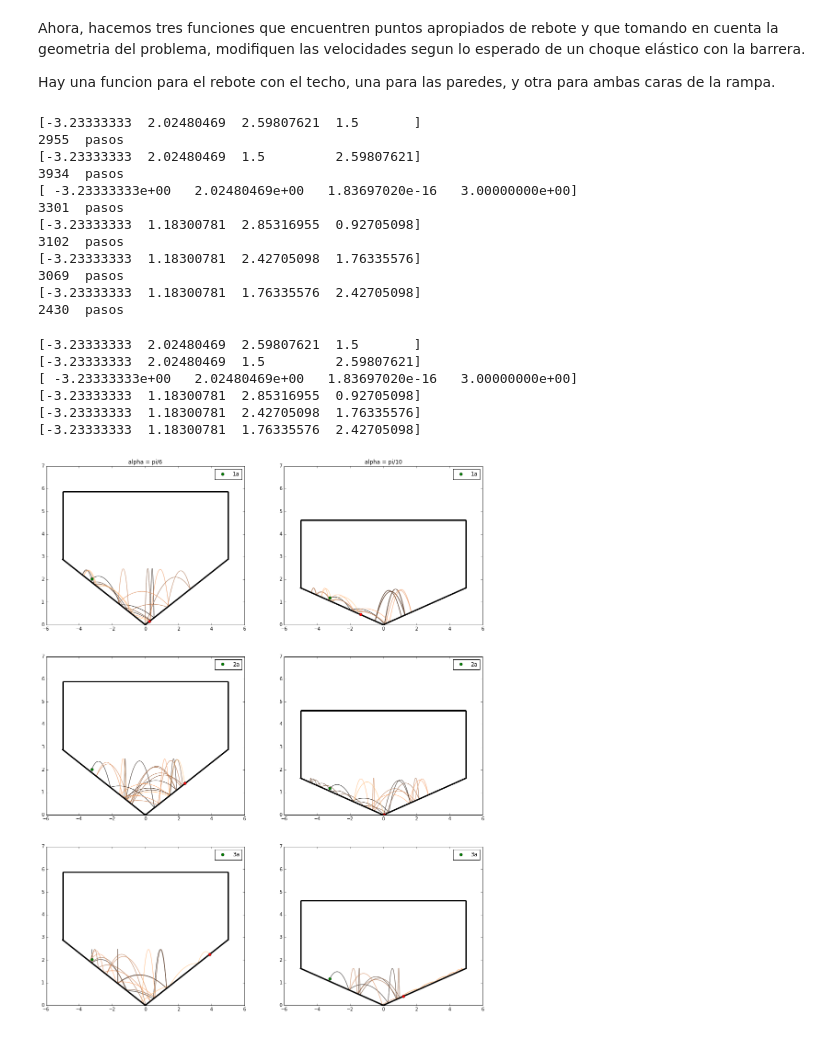
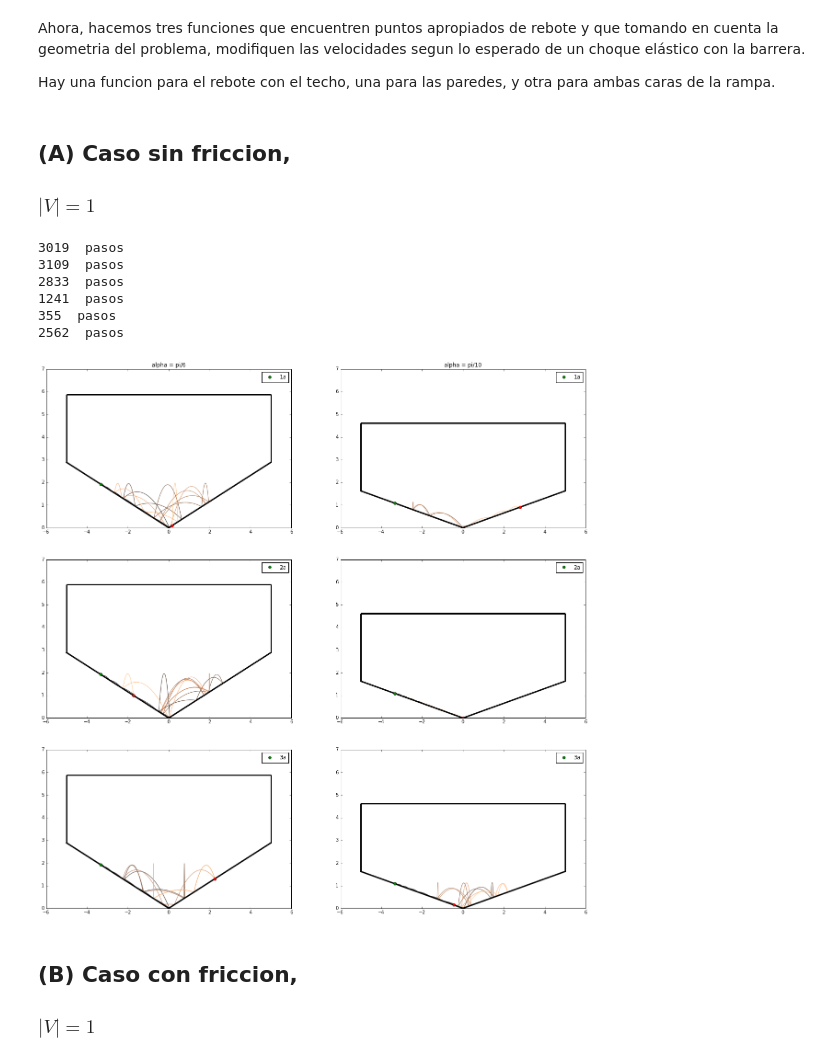
Before and after one commit to jeronimozc/FisicaComputacional_2017-1, a Jupyter notebook: Ex1/Problema_3.ipynb, the cells around one changed output. Drawn from its saved outputs; the diff is of its cells as text; code cells hidden in the pictures.

```diff
--- a/Ex1/Problema_3.ipynb
+++ b/Ex1/Problema_3.ipynb
@@ -117,9 +117,12 @@ def rebote_pared(r_v_i,mi_dt,wall,tol=1e-2,**kwargs):
 alpha = np.pi*np.array([1.0/6,0.1])
 disparo = [1,2,3]
 sims = {}
+# %% [markdown]
+## (A) Caso sin friccion,
+### $|V|=1$
 # %%
-mi_dt=0.005
-V = 3.0
+mi_dt=0.004
+V = 1.0
 L,d = 10.0,3.0
 
 for a in alpha:
@@ -127,13 +130,12 @@ for a in alpha:
     fric, grav = 0.0, 9.81
 
     for n in disparo:
-        inicio = np.array([ -L/3 , rampa(L/3,a)+0.1 , V*cos(n*a) , V*sin(n*a) ])
-        print inicio
+        inicio = np.array([ -L/3 , rampa(L/3,a) , V*cos(n*a) , V*sin(n*a) ])
         trayectoria=empty((10000,len(inicio)))
         trayectoria[0,:]=array(inicio)
 
         rebotes, i = 0, 0
-        while rebotes < 23 and i < 10000:
+        while rebotes < 21 and i < 10000:
             t,sol = int_rk4(ec_mov,trayectoria[i,:],[0,mi_dt],fric=fric,g=grav)
             y = sol[-1,:]
             # condicion piso
@@ -154,48 +156,38 @@ for a in alpha:
         print i, " pasos"
         sims[(a,n)] = trayectoria[:i]
 # %% [output]
-[-3.23333333  2.02480469  2.59807621  1.5       ]
-2955  pasos
-[-3.23333333  2.02480469  1.5         2.59807621]
-3934  pasos
-[ -3.23333333e+00   2.02480469e+00   1.83697020e-16   3.00000000e+00]
-3301  pasos
-[-3.23333333  1.18300781  2.85316955  0.92705098]
-3102  pasos
-[-3.23333333  1.18300781  2.42705098  1.76335576]
-3069  pasos
-[-3.23333333  1.18300781  1.76335576  2.42705098]
-2430  pasos
+3019  pasos
+3109  pasos
+2833  pasos
+1241  pasos
+355  pasos
+2562  pasos
 # %%
-fig = plt.figure(figsize=(17,21))
+fig = plt.figure(figsize=(21,21))
 x = np.linspace(-L/2,L/2,800)
 for j in xrange(alpha.shape[0]):
     a = alpha[j]
     title = "alpha = pi/6" if j==0 else "alpha = pi/10"
     for n in disparo:
         trayectoria = sims[(a,n)]
-        print trayectoria[0,:]
         label = "{}a".format(n)
         title = title if n==1 else ""
 
         r = 2*n-1 if j==0 else 2*n
         ax = fig.add_subplot(3,2,r)
         ax.plot(x,rampa(x,a),color="k",lw=3)
         ax.hlines(d+rampa(L/2,a),-L/2,L/2,color="k",lw=3)
         ax.vlines([-L/2,L/2],rampa(L/2,a),rampa(L/2,a)+d,color="k",lw=3)
 
         colorline(trayectoria[:,0],trayectoria[:,1],cmap='copper', linewidth=1)
         ax.plot(trayectoria[+0,0],trayectoria[ 0,1],'o',c="g", label=label)
         ax.plot(trayectoria[-1,0],trayectoria[-1,1],'o',c="r")
 
         ax.legend(numpoints=1,loc="best")
         ax.set_title(title)
         ax.set_ylim(0,7); ax.set_xlim(-6,6);
 # %% [output]
-[-3.23333333  2.02480469  2.59807621  1.5       ]
-[-3.23333333  2.02480469  1.5         2.59807621]
-[ -3.23333333e+00   2.02480469e+00   1.83697020e-16   3.00000000e+00]
-[-3.23333333  1.18300781  2.85316955  0.92705098]
-[-3.23333333  1.18300781  2.42705098  1.76335576]
-[-3.23333333  1.18300781  1.76335576  2.42705098]
-[figure, old version]
+[figure, new version]
+# %% [markdown]
+## (B) Caso con friccion,
+### $|V|=1$
```
Also changed, not shown: parts of 21 cells of this notebook, 9 other files.
